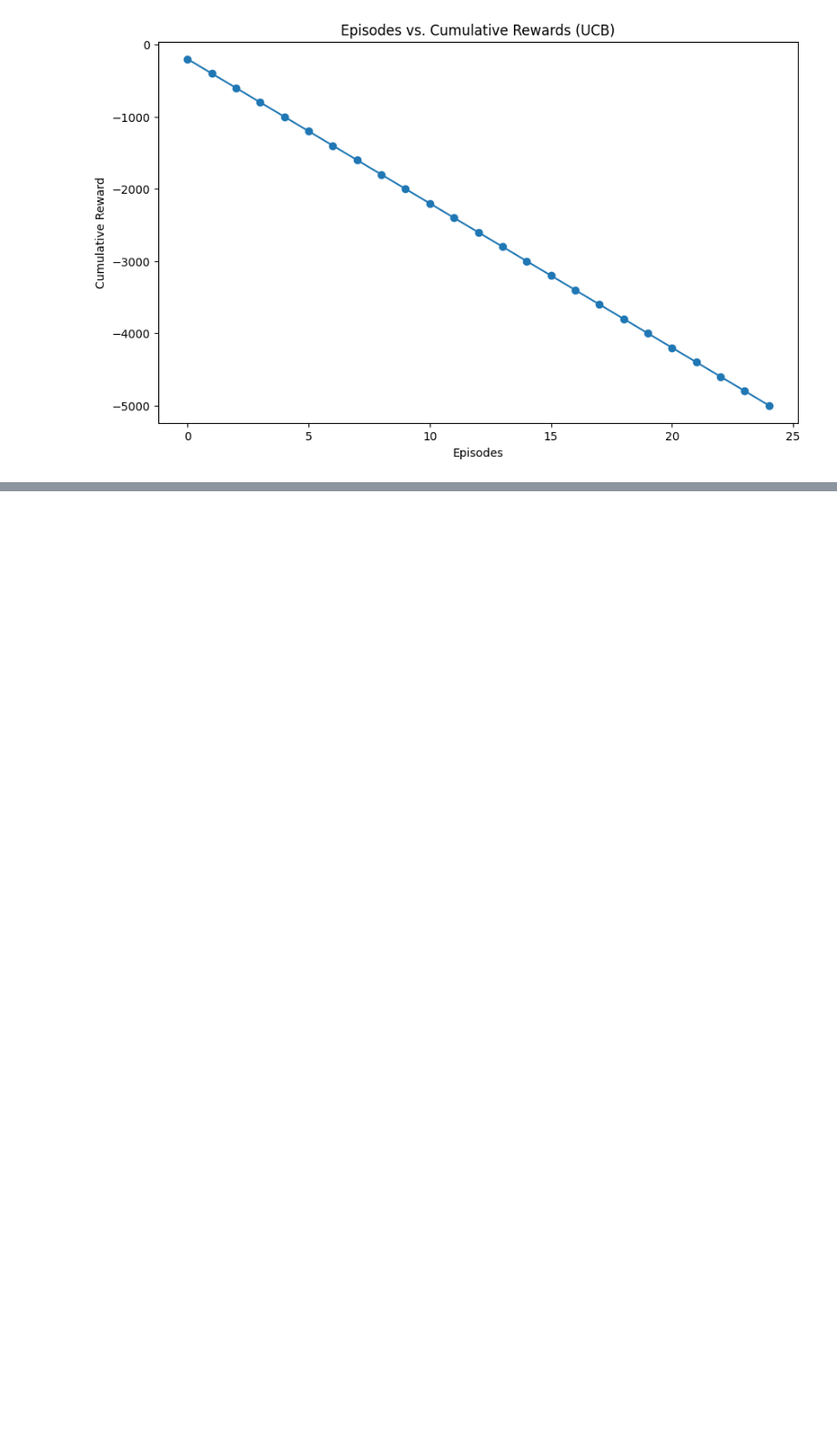
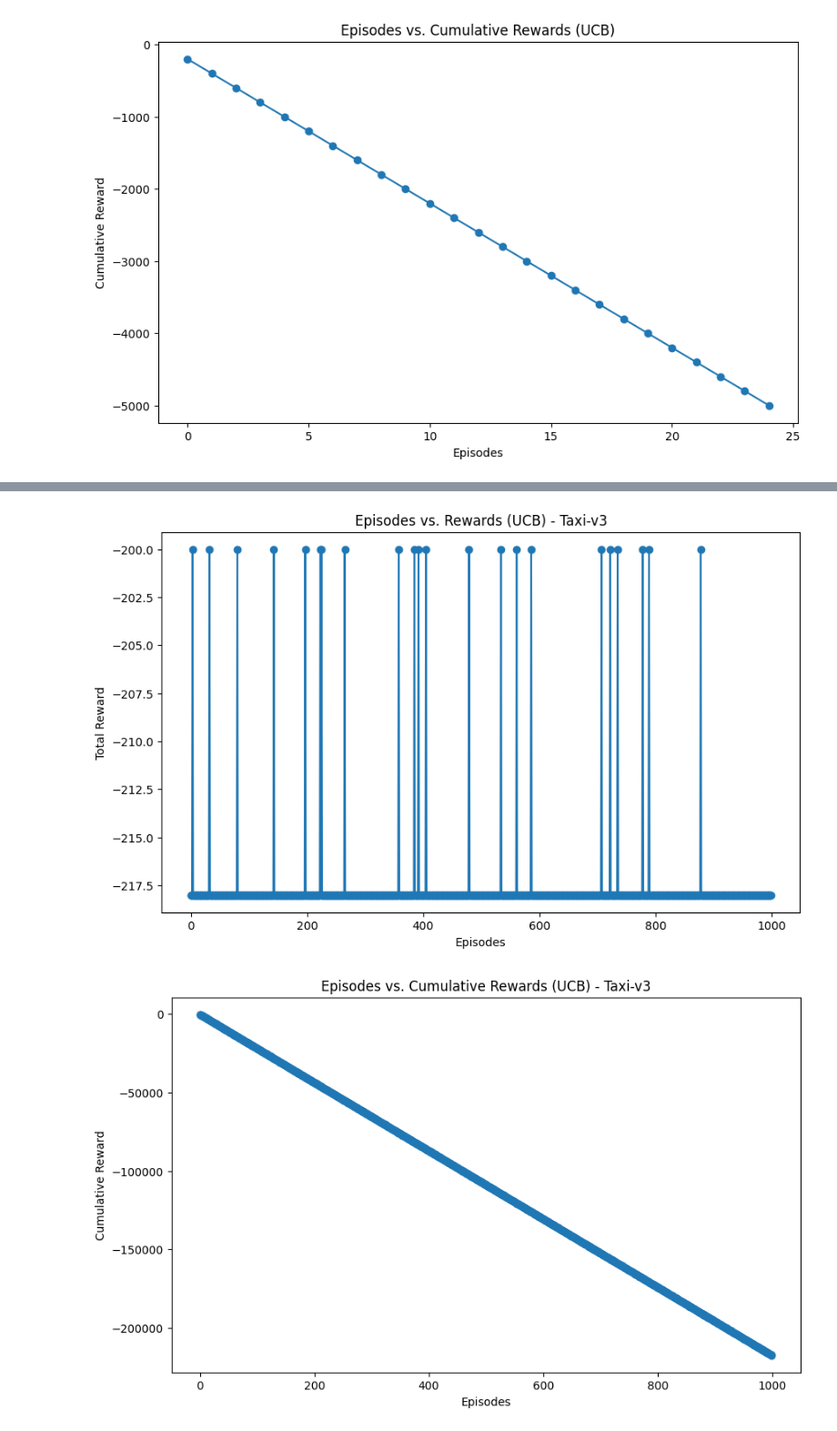
Before and after one commit to Keerthan04/3rd-Year-DSE, a Jupyter notebook: 6th Sem/AI LAB/midsem_practice.ipynb, the cells around one changed output, grey strips where cells are left out. Shown at 91% size. Cells and saved outputs as stored; diff of their text form; code cells hidden in the pictures; blank space fills up the shorter version.

```diff
--- a/6th Sem/AI LAB/midsem_practice.ipynb
+++ b/6th Sem/AI LAB/midsem_practice.ipynb
@@ -456,0 +872,70 @@ plt.show()
+# %%
+import numpy as np
+import gymnasium as gym
+import matplotlib.pyplot as plt
+import itertools
+
+def ucb_action_taker(Q_values, N_values, total_steps, c):
+    ucb_values = []
+    for i in range(len(Q_values)):
+        if N_values[i] == 0:
+            ucb_values.append(np.inf)  # Assign infinite value for unexplored actions
+        else:
+            ucb_values.append(Q_values[i] + c * np.sqrt(2 * np.log(total_steps + 1) / N_values[i]))
+    return np.argmax(ucb_values)
+
+# Initialize environment
+env = gym.make("Taxi-v3")
+
+episodes = 1000
+episodes_reward = []
+
+for i in range(episodes):
+    Q_values = np.zeros(env.action_space.n)
+    N_values = np.zeros(env.action_space.n)
+    done = False
+    total_reward = 0
+    c = 2.0
+
+    state_info = env.reset()
+    state = state_info if isinstance(state_info, np.ndarray) else state_info[0]
+
+    total_steps = 0  # Track total steps taken
+    max_steps = 200  # Set a reasonable limit
+
+    while not done and total_steps < max_steps:
+        action_index = ucb_action_taker(Q_values, N_values, total_steps, c)
+        state, reward, done, truncated, _ = env.step(action_index)
+
+        # Update count of chosen action
+        N_values[action_index] += 1
+
+        # Update Q-value using incremental mean formula
+        Q_values[action_index] += (reward - Q_values[action_index]) / N_values[action_index]
+
+        total_reward += reward
+        total_steps += 1
+
+    episodes_reward.append(total_reward)
+
+env.close()
+
+# Plot episode rewards
+plt.figure(figsize=(10, 6))
+plt.plot(range(len(episodes_reward)), episodes_reward, marker='o', linestyle='-')
+plt.xlabel("Episodes")
+plt.ylabel("Total Reward")
+plt.title("Episodes vs. Rewards (UCB) - Taxi-v3")
+plt.show()
+
+# Compute and plot cumulative rewards
+episode_reward_cum = list(itertools.accumulate(episodes_reward))
+plt.figure(figsize=(10, 6))
+plt.plot(range(len(episode_reward_cum)), episode_reward_cum, marker='o', linestyle='-')
+plt.xlabel("Episodes")
+plt.ylabel("Cumulative Reward")
+plt.title("Episodes vs. Cumulative Rewards (UCB) - Taxi-v3")
+plt.show()
+# %% [output]
+[figure, added]
+[figure, added]
```
Also changed, not shown: parts of 7 cells of this notebook, 2 other files.
